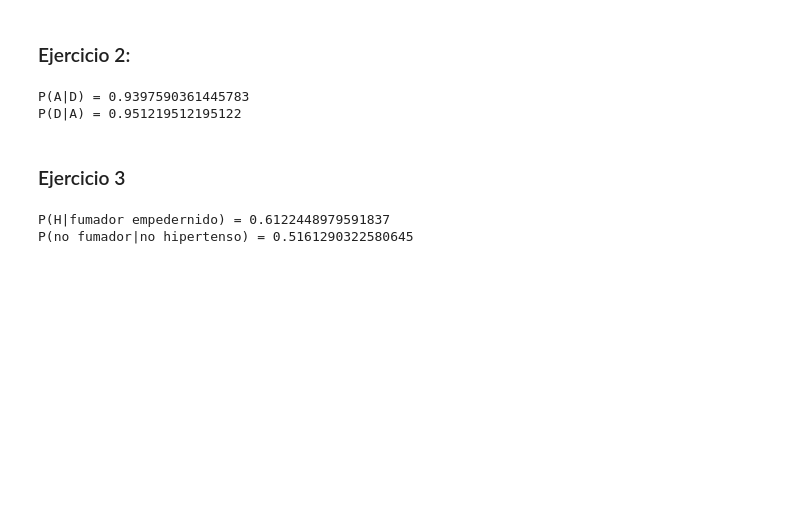
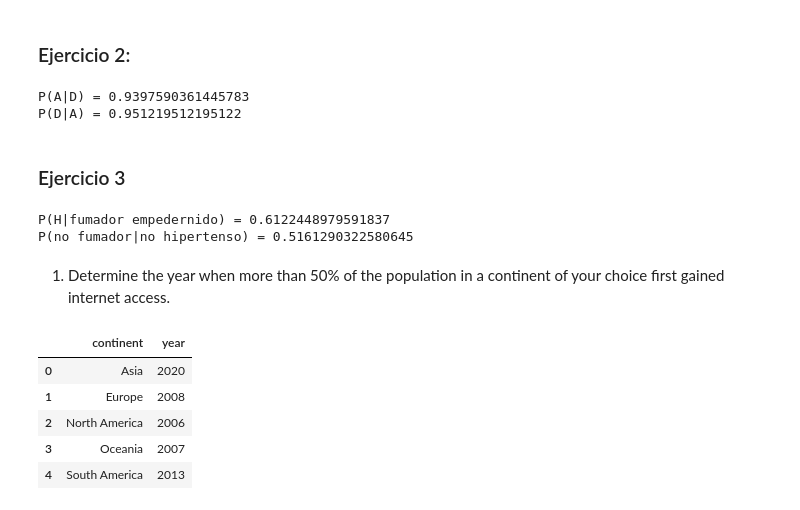
Before and after one commit to DannyGil0/mineria-de-datos-jupyter-notebook, a Jupyter notebook: Minereria_de_Datos.ipynb, the cells around one changed output. Drawn from its saved outputs; the diff is of its cells as text; code cells hidden in the pictures; blank space fills up the shorter version.

```diff
--- a/Minereria_de_Datos.ipynb
+++ b/Minereria_de_Datos.ipynb
@@ -1245,3 +1245,23 @@ print("P(no fumador|no hipertenso) =", P_no_fum_given_no_H)
 # %% [output]
 P(H|fumador empedernido) = 0.6122448979591837
 P(no fumador|no hipertenso) = 0.5161290322580645
+# %%
+import pandas as pd
+population_by_continent = pd.read_csv('src/extension-historical-population-by-continent.csv')
+internet_users_by_continent = pd.read_csv('src/extension-internet-users-by-continent.csv')
+# %% [markdown]
+1. Determine the year when more than 50% of the population in a continent of your choice first gained internet access.
+# %%
+df_continent = internet_users_by_continent.merge(population_by_continent, on=['continent', 'year'], how='inner')
+df_continent['percent'] = (df_continent['internet_users'] / df_continent['population'] * 100).round(2)
+
+over_50 = df_continent[df_continent['percent'] >= 50]
+first_over_50 = over_50.groupby('continent')['year'].min().reset_index()
+first_over_50
+# %% [output]
+|  | continent | year |
+| 0 | Asia | 2020 |
+| 1 | Europe | 2008 |
+| 2 | North America | 2006 |
+| 3 | Oceania | 2007 |
+| 4 | South America | 2013 |
```
Also changed, not shown: parts of 2 cells of this notebook, 5 other files.
